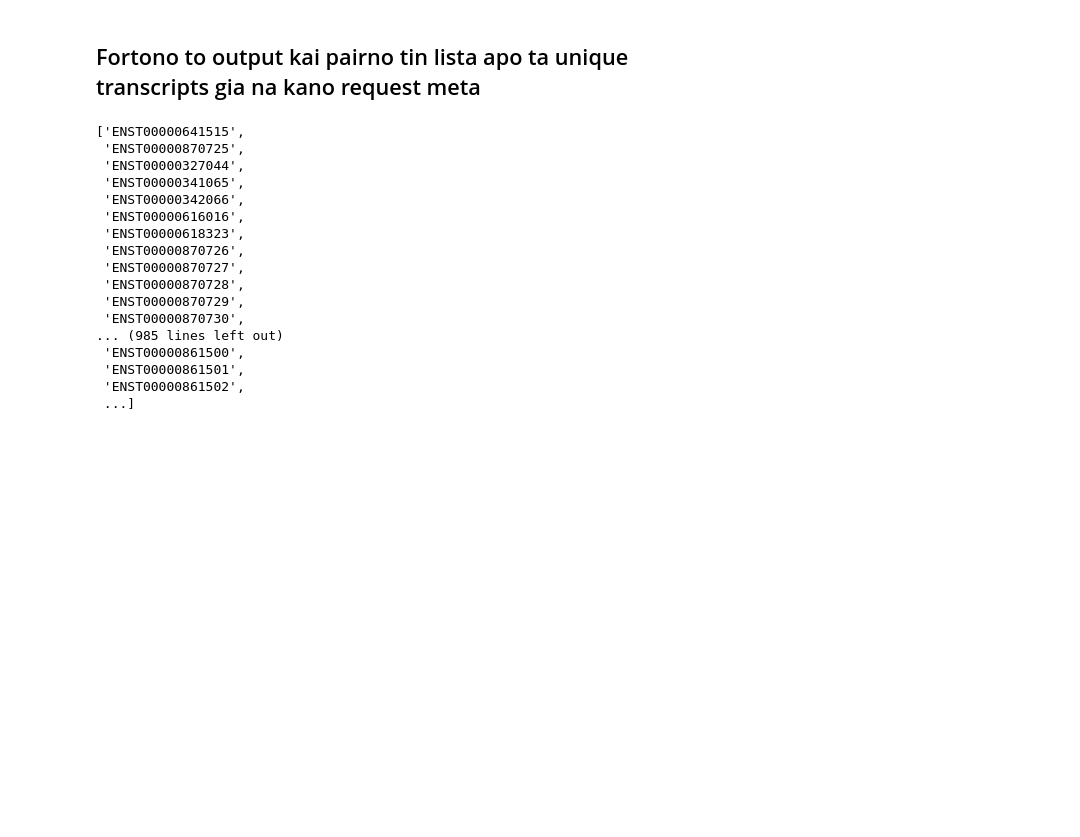
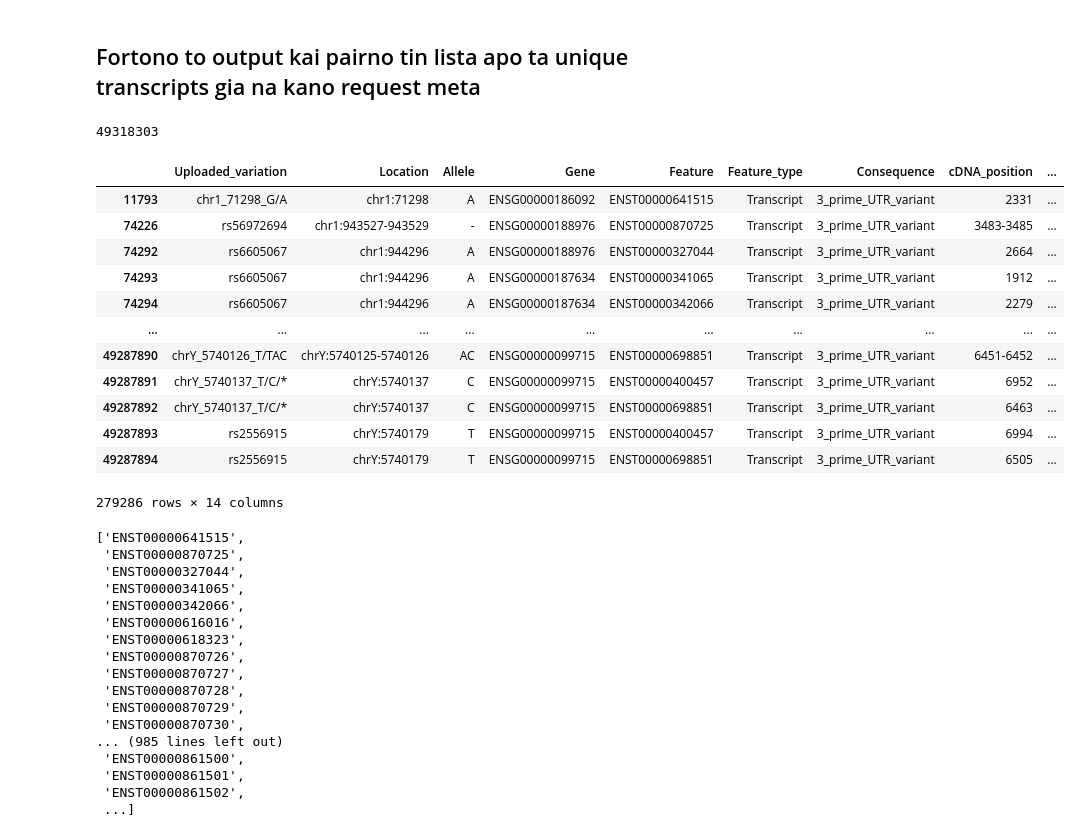
Before and after one commit to nntavantzis/ptixiaki, a Jupyter notebook: testing.ipynb, the cells around one changed output. Drawn from its saved outputs; the diff is of its cells as text; code cells hidden in the pictures; blank space fills up the shorter version.

```diff
--- a/testing.ipynb
+++ b/testing.ipynb
@@ -4,7 +4,7 @@
 import pandas as pd
 
 df = pd.read_csv(
-    'output.tsv',
+    'outputfull.tsv',
     sep='\t',
     comment='#',
     header=None
@@ -18,8 +18,28 @@ with open('output.tsv') as f:
             break
 
 df.columns = header # type: ignore
+# %%
+len(df)
+# %% [output]
+49318303
 # %%
 df = df[df['Consequence'].str.contains('3_prime_UTR_variant')]
+# %%
+df
+# %% [output]
+|  | Uploaded_variation | Location | Allele | Gene | Feature | Feature_type | Consequence | cDNA_position | ... |
+| 11793 | chr1_71298_G/A | chr1:71298 | A | ENSG00000186092 | ENST00000641515 | Transcript | 3_prime_UTR_variant | 2331 | ... |
+| 74226 | rs56972694 | chr1:943527-943529 | - | ENSG00000188976 | ENST00000870725 | Transcript | 3_prime_UTR_variant | 3483-3485 | ... |
+| 74292 | rs6605067 | chr1:944296 | A | ENSG00000188976 | ENST00000327044 | Transcript | 3_prime_UTR_variant | 2664 | ... |
+| 74293 | rs6605067 | chr1:944296 | A | ENSG00000187634 | ENST00000341065 | Transcript | 3_prime_UTR_variant | 1912 | ... |
+| 74294 | rs6605067 | chr1:944296 | A | ENSG00000187634 | ENST00000342066 | Transcript | 3_prime_UTR_variant | 2279 | ... |
+| ... | ... | ... | ... | ... | ... | ... | ... | ... | ... |
+| 49287890 | chrY_5740126_T/TAC | chrY:5740125-5740126 | AC | ENSG00000099715 | ENST00000698851 | Transcript | 3_prime_UTR_variant | 6451-6452 | ... |
+| 49287891 | chrY_5740137_T/C/* | chrY:5740137 | C | ENSG00000099715 | ENST00000400457 | Transcript | 3_prime_UTR_variant | 6952 | ... |
+| 49287892 | chrY_5740137_T/C/* | chrY:5740137 | C | ENSG00000099715 | ENST00000698851 | Transcript | 3_prime_UTR_variant | 6463 | ... |
+| 49287893 | rs2556915 | chrY:5740179 | T | ENSG00000099715 | ENST00000400457 | Transcript | 3_prime_UTR_variant | 6994 | ... |
+| 49287894 | rs2556915 | chrY:5740179 | T | ENSG00000099715 | ENST00000698851 | Transcript | 3_prime_UTR_variant | 6505 | ... |
+279286 rows × 14 columns
 # %%
 transcripts = df['Feature'].drop_duplicates().to_list()
 transcripts
```
Also changed, not shown: parts of 3 cells of this notebook, 1 other file.
